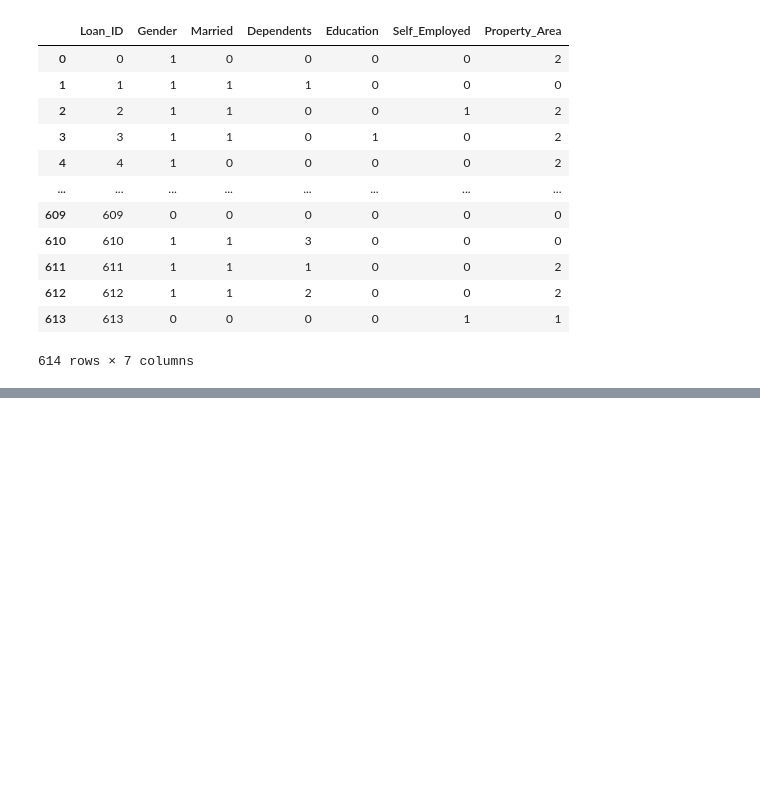
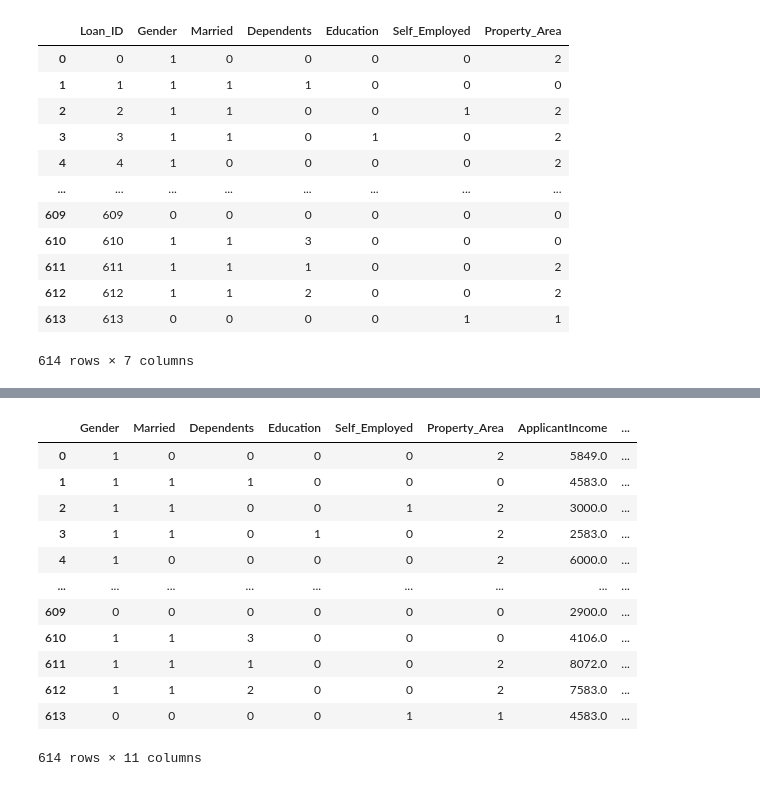
Before and after one commit to BalakissaFANE/Projet_data_scientist, a Jupyter notebook: Credit_model.ipynb, the cells around one changed output, grey strips where cells are left out. Cells and saved outputs as stored; diff of their text form; code cells hidden in the pictures; blank space fills up the shorter version.

```diff
--- a/Credit_model.ipynb
+++ b/Credit_model.ipynb
@@ -394,3 +394,8 @@ cat_data
 | 612 | 612 | 1 | 1 | 2 | 0 | 0 | 2 |
 | 613 | 613 | 0 | 0 | 0 | 0 | 1 | 1 |
 614 rows × 7 columns
+# %%
+# On va supprimmer Loan_ID car ne sert à rien
+
+cat_data.drop('Loan_ID', axis=1, inplace=True)
+cat_data
@@ -396,0 +416,21 @@ cat_data
+# %%
+#Concatenation des dataframes cat_data et num_data et on va determiner la colonne target
+
+X=pd.concat([cat_data, num_data], axis= 1)
+Y=target
+# %%
+X
+# %% [output]
+|  | Gender | Married | Dependents | Education | Self_Employed | Property_Area | ApplicantIncome | ... |
+| 0 | 1 | 0 | 0 | 0 | 0 | 2 | 5849.0 | ... |
+| 1 | 1 | 1 | 1 | 0 | 0 | 0 | 4583.0 | ... |
+| 2 | 1 | 1 | 0 | 0 | 1 | 2 | 3000.0 | ... |
+| 3 | 1 | 1 | 0 | 1 | 0 | 2 | 2583.0 | ... |
+| 4 | 1 | 0 | 0 | 0 | 0 | 2 | 6000.0 | ... |
+| ... | ... | ... | ... | ... | ... | ... | ... | ... |
+| 609 | 0 | 0 | 0 | 0 | 0 | 0 | 2900.0 | ... |
+| 610 | 1 | 1 | 3 | 0 | 0 | 0 | 4106.0 | ... |
+| 611 | 1 | 1 | 1 | 0 | 0 | 2 | 8072.0 | ... |
+| 612 | 1 | 1 | 2 | 0 | 0 | 2 | 7583.0 | ... |
+| 613 | 0 | 0 | 0 | 0 | 1 | 1 | 4583.0 | ... |
+614 rows × 11 columns
```
Also changed, not shown: parts of 2 cells of this notebook.
